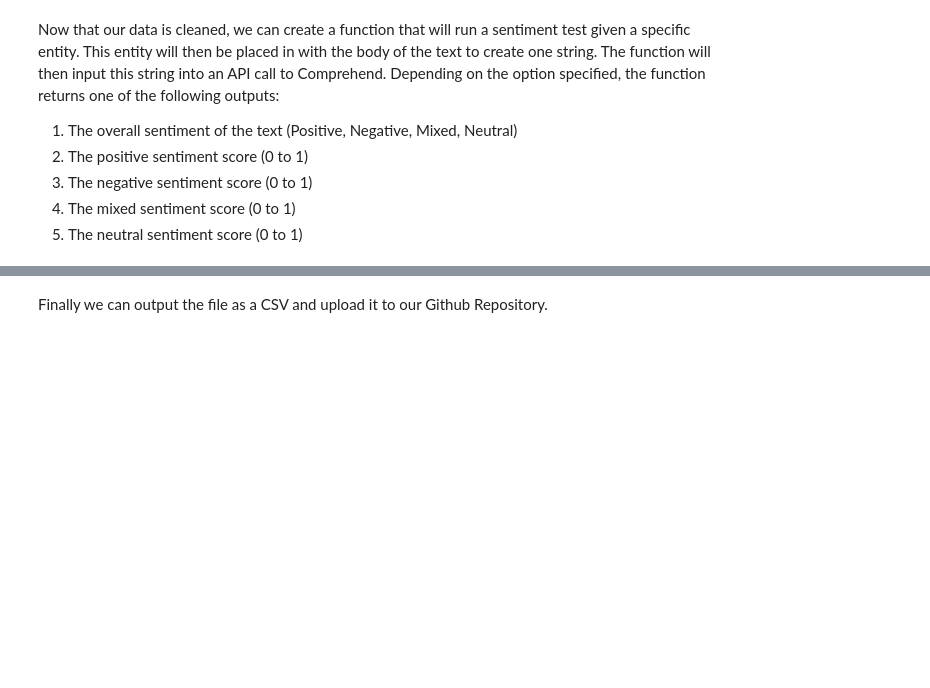
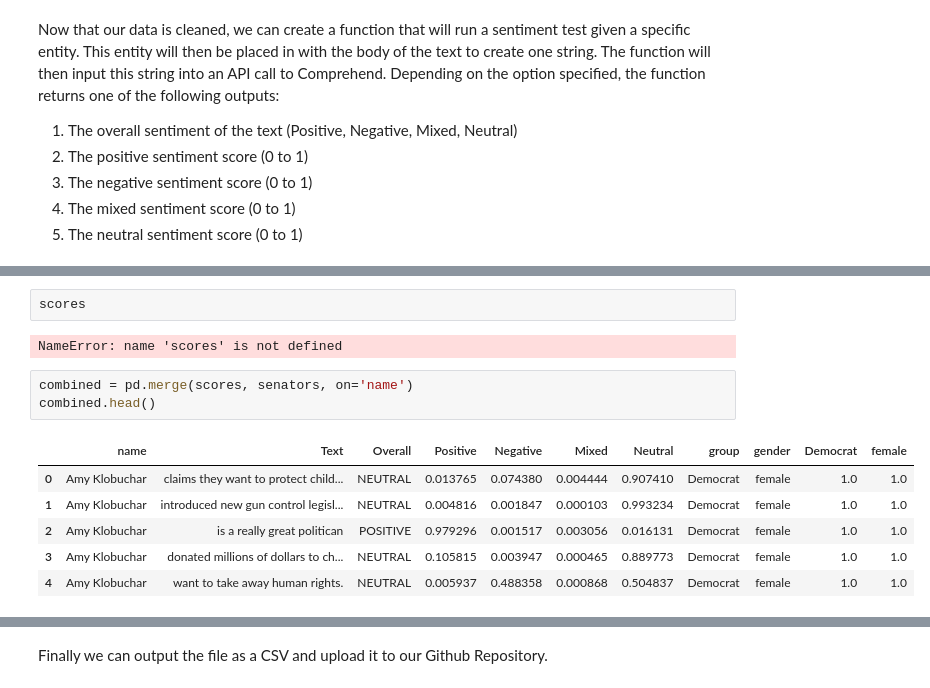
Before and after one commit to joshuajacobs2020/AWS-Comprehend-Bias-Project, a Jupyter notebook: DataCreation.ipynb, the cells around one changed output, grey strips where cells are left out. Saved outputs shown, nothing was run; the diff lists cells and outputs as text; blank space fills up the shorter version.

```diff
--- a/DataCreation.ipynb
+++ b/DataCreation.ipynb
@@ -149,0 +159,14 @@ combined
+# %%
+scores
+# %% [output]
+NameError: name 'scores' is not defined
+# %%
+combined = pd.merge(scores, senators, on='name')
+combined.head()
+# %% [output]
+|  | name | Text | Overall | Positive | Negative | Mixed | Neutral | group | gender | Democrat | female |
+| 0 | Amy Klobuchar | claims they want to protect child... | NEUTRAL | 0.013765 | 0.074380 | 0.004444 | 0.907410 | Democrat | female | 1.0 | 1.0 |
+| 1 | Amy Klobuchar | introduced new gun control legisl... | NEUTRAL | 0.004816 | 0.001847 | 0.000103 | 0.993234 | Democrat | female | 1.0 | 1.0 |
+| 2 | Amy Klobuchar | is a really great politican | POSITIVE | 0.979296 | 0.001517 | 0.003056 | 0.016131 | Democrat | female | 1.0 | 1.0 |
+| 3 | Amy Klobuchar | donated millions of dollars to ch... | NEUTRAL | 0.105815 | 0.003947 | 0.000465 | 0.889773 | Democrat | female | 1.0 | 1.0 |
+| 4 | Amy Klobuchar | want to take away human rights. | NEUTRAL | 0.005937 | 0.488358 | 0.000868 | 0.504837 | Democrat | female | 1.0 | 1.0 |
```
Also changed, not shown: parts of 19 cells of this notebook.
